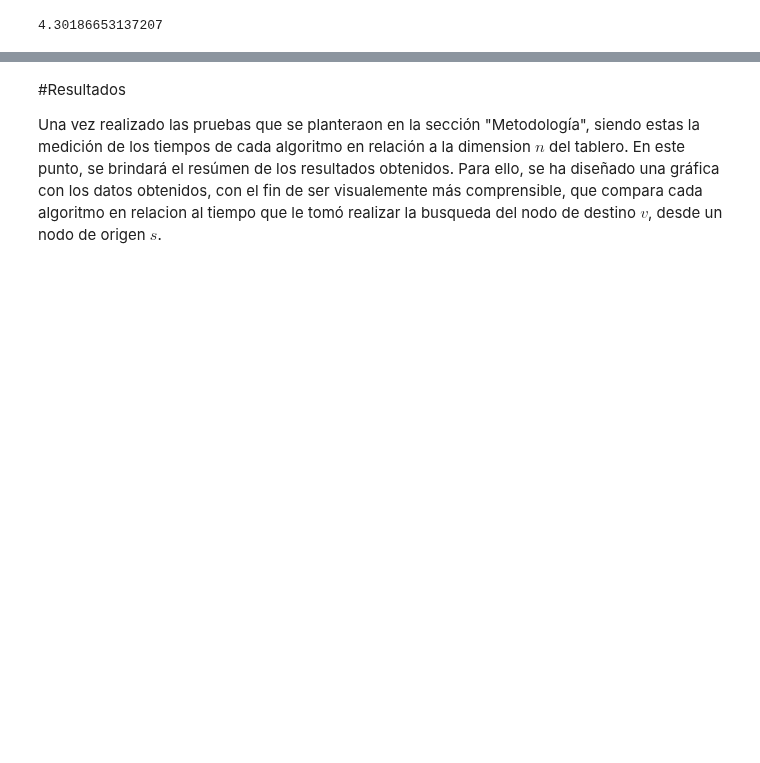
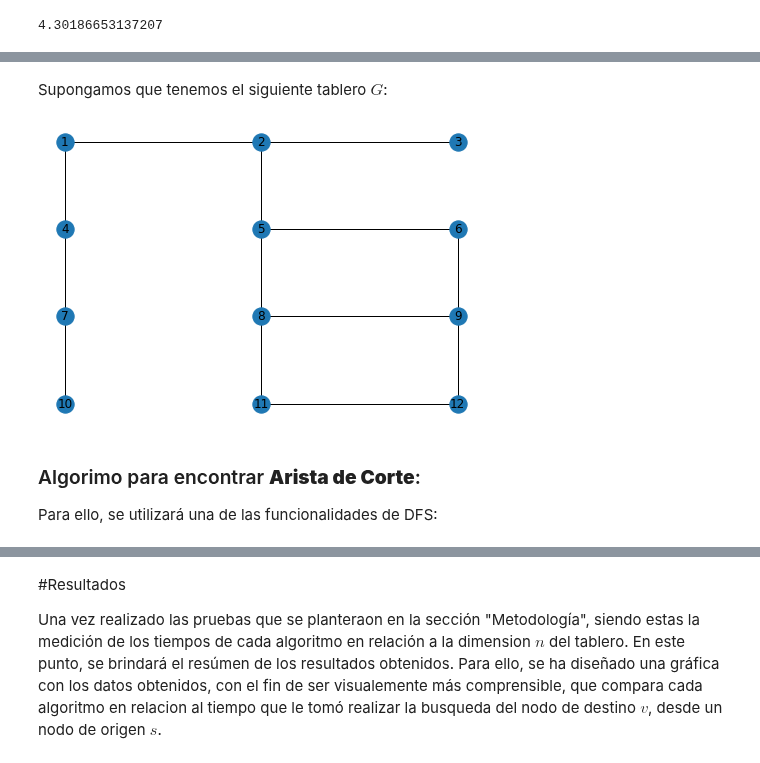
Before and after one commit to by-German/complejidad-algoritmica-quoridor, a Jupyter notebook: Trabajo_Final.ipynb, the cells around one changed output, grey strips where cells are left out. Cells and saved outputs as stored; diff of their text form; code cells hidden in the pictures; blank space fills up the shorter version.

```diff
--- a/Trabajo_Final.ipynb
+++ b/Trabajo_Final.ipynb
@@ -432,0 +435,18 @@ print(measure_time_Dijks(Dijkstra,n,origen,destino))
+# %% [markdown]
+Supongamos que tenemos el siguiente tablero $G$:
+# %%
+def Test_G():
+    G = nx.Graph()
+    G.add_nodes_from([1,2,3,4,5,6,7,8,9,10,11,12]) # para visualizar los nodos en forma secuencial
+    G.add_edges_from([(1,2), (1,4), (2,3), (2,5), (4,7), (5,6), (5,8), (6,9),(7,10), (8,9), (8, 11), (9,12), (11,12)])
+    return G
+# %%
+G = Test_G()
+posiciones = [(0,0),(1,4),(2,4),(3,4),(1,3),(2,3),(3,3),(1,2),(2,2),(3,2),(1,1),(2,1),(3,1)]
+nx.draw(G, pos = posiciones, with_labels = True)
+# %% [output]
+[figure, added]
+# %% [markdown]
+### Algorimo para encontrar **Arista de Corte**:
+
+Para ello, se utilizará una de las funcionalidades de DFS:
```
Also changed, not shown: parts of 25 cells of this notebook.
